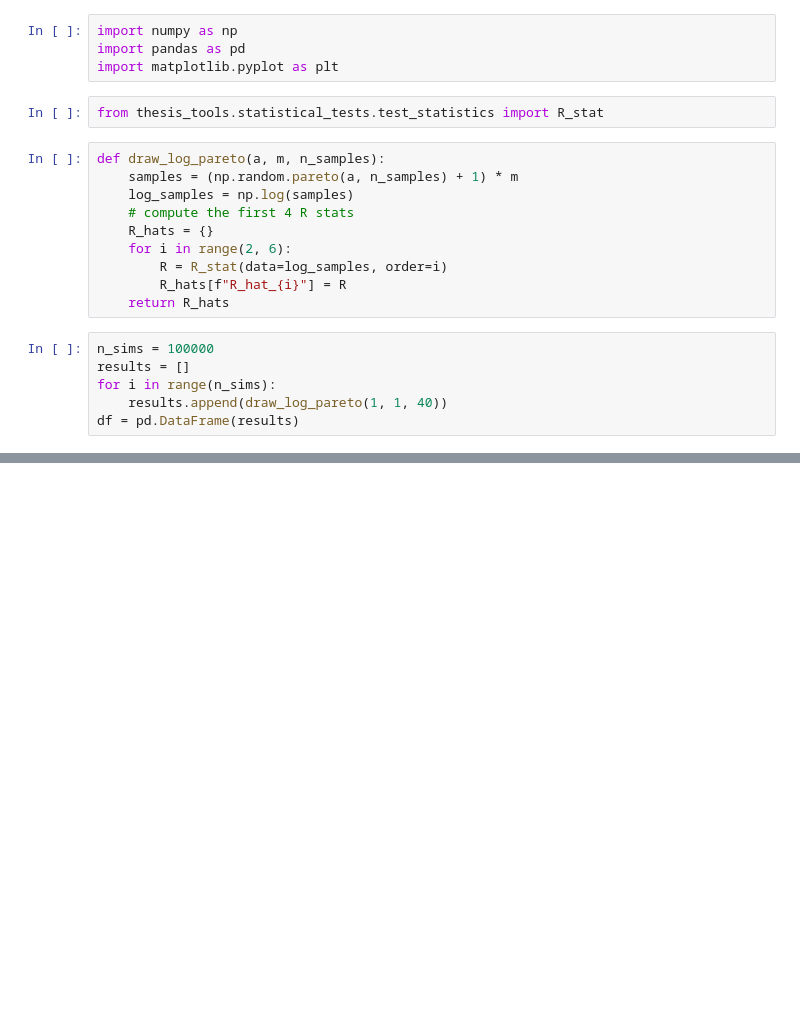
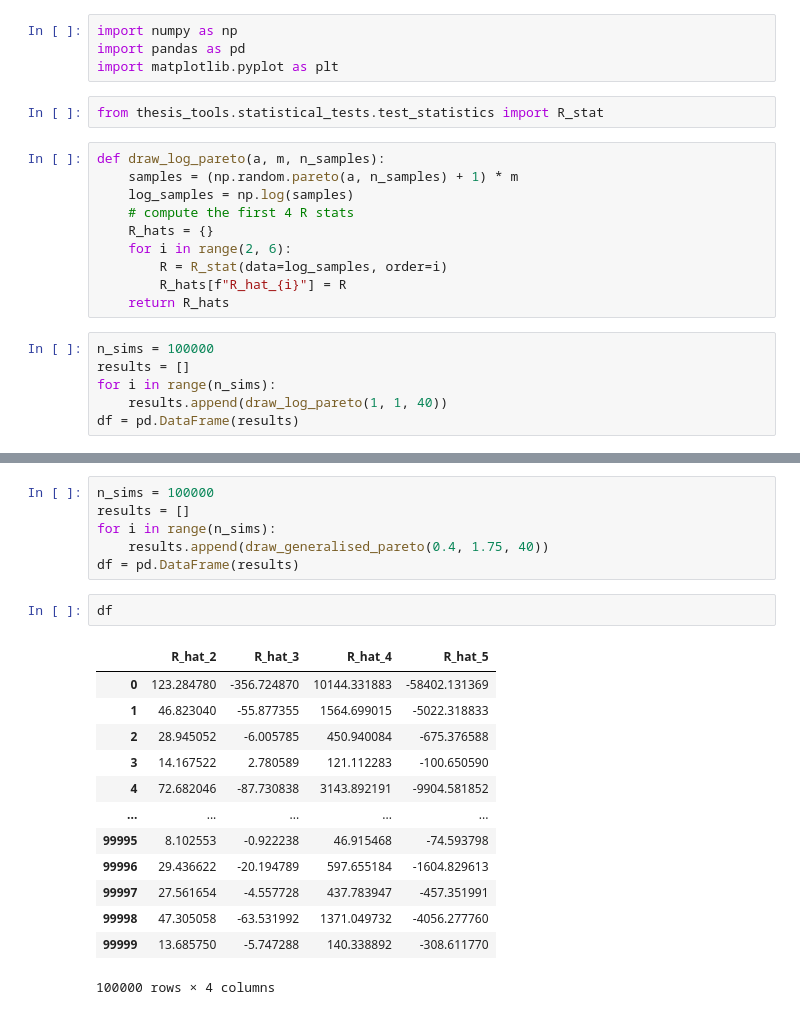
Before and after one commit to plhocker/top_wealth_thesis, a Jupyter notebook: Notebooks/test_r_stat.ipynb, the cells around one changed output, grey strips where cells are left out. Drawn from its saved outputs; the diff is of its cells as text; blank space fills up the shorter version.

```diff
--- a/Notebooks/test_r_stat.ipynb
+++ b/Notebooks/test_r_stat.ipynb
@@ -63,0 +75,22 @@ quantiles
+# %%
+n_sims = 100000
+results = []
+for i in range(n_sims):
+    results.append(draw_generalised_pareto(0.4, 1.75, 40))
+df = pd.DataFrame(results)
+# %%
+df
+# %% [output]
+|  | R_hat_2 | R_hat_3 | R_hat_4 | R_hat_5 |
+| 0 | 123.284780 | -356.724870 | 10144.331883 | -58402.131369 |
+| 1 | 46.823040 | -55.877355 | 1564.699015 | -5022.318833 |
+| 2 | 28.945052 | -6.005785 | 450.940084 | -675.376588 |
+| 3 | 14.167522 | 2.780589 | 121.112283 | -100.650590 |
+| 4 | 72.682046 | -87.730838 | 3143.892191 | -9904.581852 |
+| ... | ... | ... | ... | ... |
+| 99995 | 8.102553 | -0.922238 | 46.915468 | -74.593798 |
+| 99996 | 29.436622 | -20.194789 | 597.655184 | -1604.829613 |
+| 99997 | 27.561654 | -4.557728 | 437.783947 | -457.351991 |
+| 99998 | 47.305058 | -63.531992 | 1371.049732 | -4056.277760 |
+| 99999 | 13.685750 | -5.747288 | 140.338892 | -308.611770 |
+100000 rows × 4 columns
```
Also changed, not shown: parts of 10 cells of this notebook, 40 other files.
